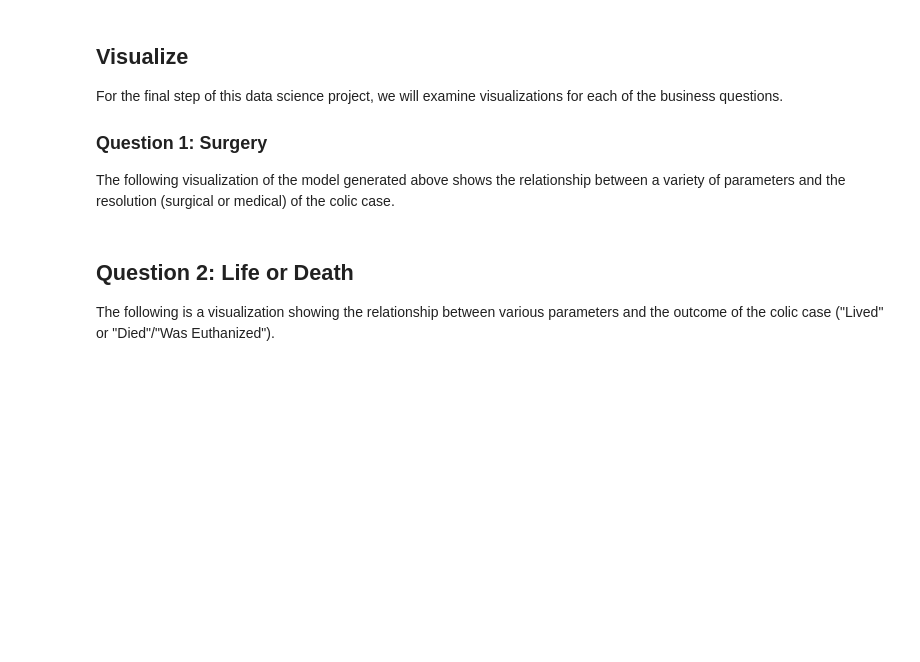
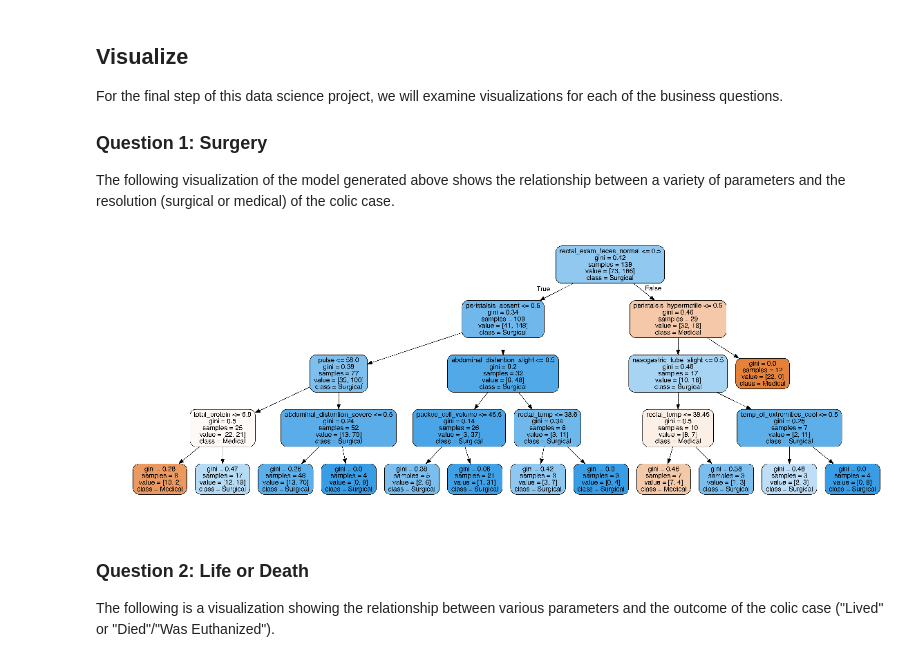
Before and after one commit to eleanorthomas/horse_colic_project, a Jupyter notebook: Horse_Colic_Project.ipynb, the cells around one changed output. Saved outputs shown, nothing was run; the diff lists cells and outputs as text; code cells hidden in the pictures; blank space fills up the shorter version.

```diff
--- a/Horse_Colic_Project.ipynb
+++ b/Horse_Colic_Project.ipynb
@@ -27,3 +32,5 @@ The first step in the CRISP-DM Data Science process is "Gather", so we gather th
+# %%
+horse_data = pd.read_csv('./horse-colic-dataset/horse.csv')
 # %% [markdown]
 ## Assess
 
@@ -49,3 +122,7 @@ For this question, the relevant features to consider are:
+# %%
+horse_q1_features = horse_data_features[numeric_cols + categoric_features]
+horse_q1_outcomes = pd.Series((horse_data_outcomes['surgery'] == 'yes')
+                              | (horse_data_outcomes['surgical_lesion'] == 'yes'))
 # %% [markdown]
 ### Question 2: What characteristics of the horse's condition were most associated with a "lived" outcome (as opposed to "died" or "was euthanized")?
 
@@ -70,0 +152,10 @@ To answer this question, we can perform a classification based on the features i
+# %%
+X1_train, X1_test, Y1_train, Y1_test = train_test_split(horse_q1_features, horse_q1_outcomes, test_size=0.2)
+model = RandomForestClassifier(min_samples_leaf=3, n_estimators=6, max_depth=4, random_state=7)
+model.fit(X1_train, Y1_train)
+
+y1_preds = model.predict(X1_test)
+
+acc1 = accuracy_score(Y1_test, y1_preds)
+
+print(acc1)
@@ -93,4 +204,25 @@ The following visualization of the model generated above shows the relationship
+# %%
+# Extract single tree
+estimator = model.estimators_[5]
+
+# Export as dot file
+export_graphviz(estimator, out_file='tree.dot',
+                feature_names = horse_q1_features.columns.values,
+                class_names = ['Medical', 'Surgical'],
+                rounded = True, proportion = False,
+                precision = 2, filled = True)
+
+# Convert to png
+call(['dot', '-Tpng', 'tree.dot', '-o', 'tree.png', '-Gdpi=600'])
+
+# Display in python
+plt.figure(figsize = (14, 18))
+plt.imshow(plt.imread('tree.png'))
+plt.axis('off')
+plt.show()
+# %% [output]
+[figure, added]
 # %% [markdown]
-## Question 2: Life or Death
+### Question 2: Life or Death
 
 The following is a visualization showing the relationship between various parameters and the outcome of the colic case ("Lived" or "Died"/"Was Euthanized").
```
Also changed, not shown: parts of 39 cells of this notebook, 5 other files.
